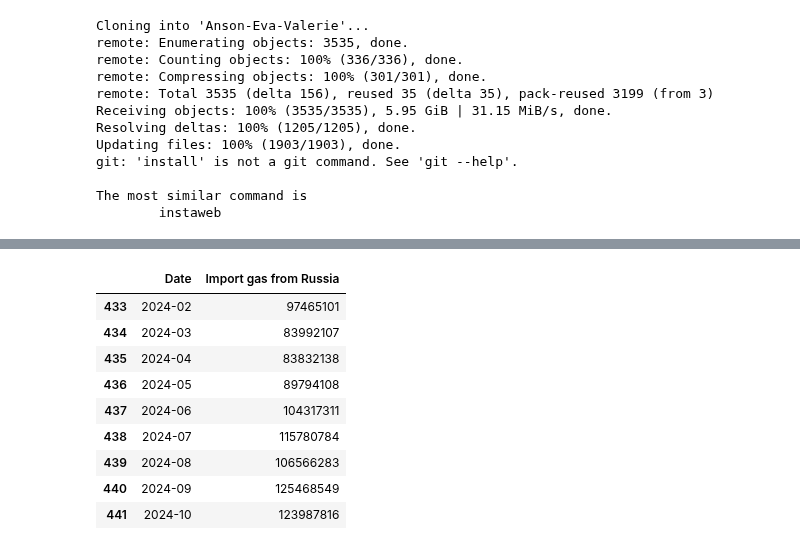
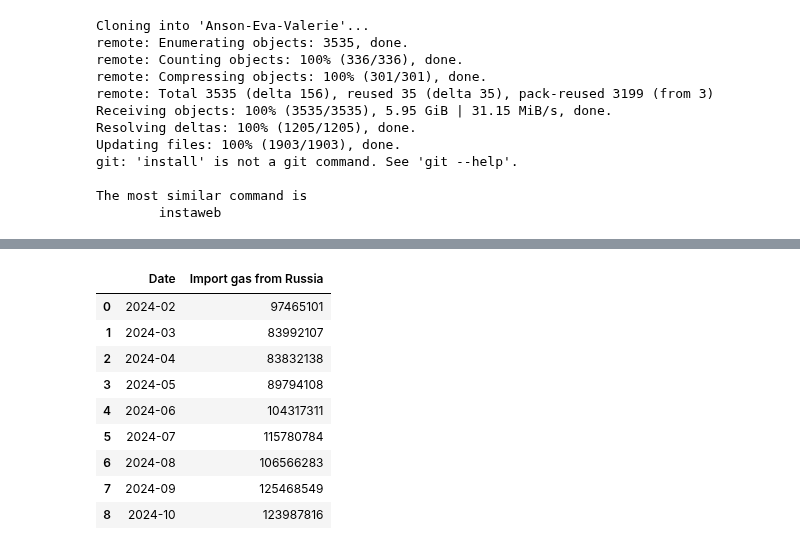
Before and after one commit to Anson422/Anson-Eva-Valerie, a Jupyter notebook: Stacked Bar Chart/EU_import_RU_gas.ipynb, the cells around one changed output, grey strips where cells are left out. Cells and saved outputs as stored; diff of their text form; code cells hidden in the pictures.

```diff
--- a/Stacked Bar Chart/EU_import_RU_gas.ipynb
+++ b/Stacked Bar Chart/EU_import_RU_gas.ipynb
@@ -83,22 +121,23 @@ dtype: object
 # %%
 #Slovakia RU import
 S_values = Slovakia.loc[20]
 S_date = Slovakia.loc[8]
-Slovakia_data = pd.concat([S_date, S_values], axis=1)
-Slovakia_data = Slovakia_data.rename(columns=Slovakia_data.iloc[0]).drop(Slovakia_data.index[0])
-Slovakia_data = Slovakia_data.iloc[1:]
-Slovakia_data = Slovakia_data.rename(columns={'Russian Federation (Russia)': 'Import gas from Russia', 'TIME': 'Date'})
-Slovakia_data.index = range(len(Slovakia_data.index))
-Slovakia_data = Slovakia_data.loc[433:441]
-Slovakia_data
+Slovakia_RUdata = pd.concat([S_date, S_values], axis=1)
+Slovakia_RUdata = Slovakia_RUdata.rename(columns=Slovakia_RUdata.iloc[0]).drop(Slovakia_RUdata.index[0])
+Slovakia_RUdata = Slovakia_RUdata.iloc[1:]
+Slovakia_RUdata = Slovakia_RUdata.rename(columns={'Russian Federation (Russia)': 'Import gas from Russia', 'TIME': 'Date'})
+Slovakia_RUdata.index = range(len(Slovakia_RUdata.index))
+Slovakia_RUdata = Slovakia_RUdata.loc[433:441]
+Slovakia_RUdata.index = range(len(Slovakia_RUdata.index))
+Slovakia_RUdata
 # %% [output]
 |  | Date | Import gas from Russia |
-| 433 | 2024-02 | 97465101 |
-| 434 | 2024-03 | 83992107 |
-| 435 | 2024-04 | 83832138 |
-| 436 | 2024-05 | 89794108 |
-| 437 | 2024-06 | 104317311 |
-| 438 | 2024-07 | 115780784 |
-| 439 | 2024-08 | 106566283 |
-| 440 | 2024-09 | 125468549 |
-| 441 | 2024-10 | 123987816 |
+| 0 | 2024-02 | 97465101 |
+| 1 | 2024-03 | 83992107 |
+| 2 | 2024-04 | 83832138 |
+| 3 | 2024-05 | 89794108 |
+| 4 | 2024-06 | 104317311 |
+| 5 | 2024-07 | 115780784 |
+| 6 | 2024-08 | 106566283 |
+| 7 | 2024-09 | 125468549 |
+| 8 | 2024-10 | 123987816 |
```
Also changed, not shown: parts of 6 cells of this notebook.
